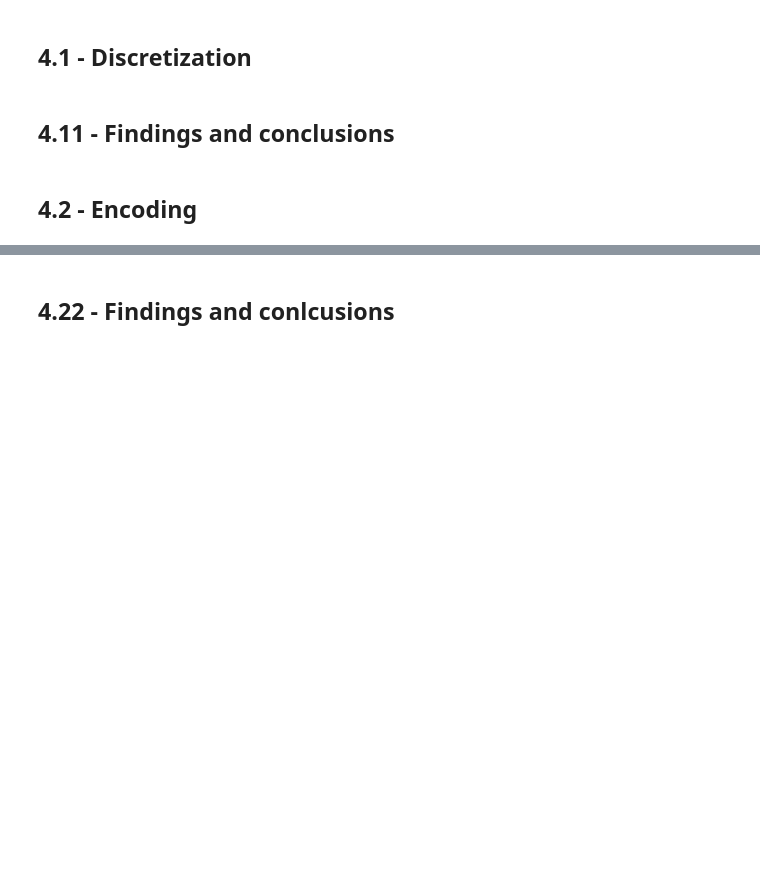
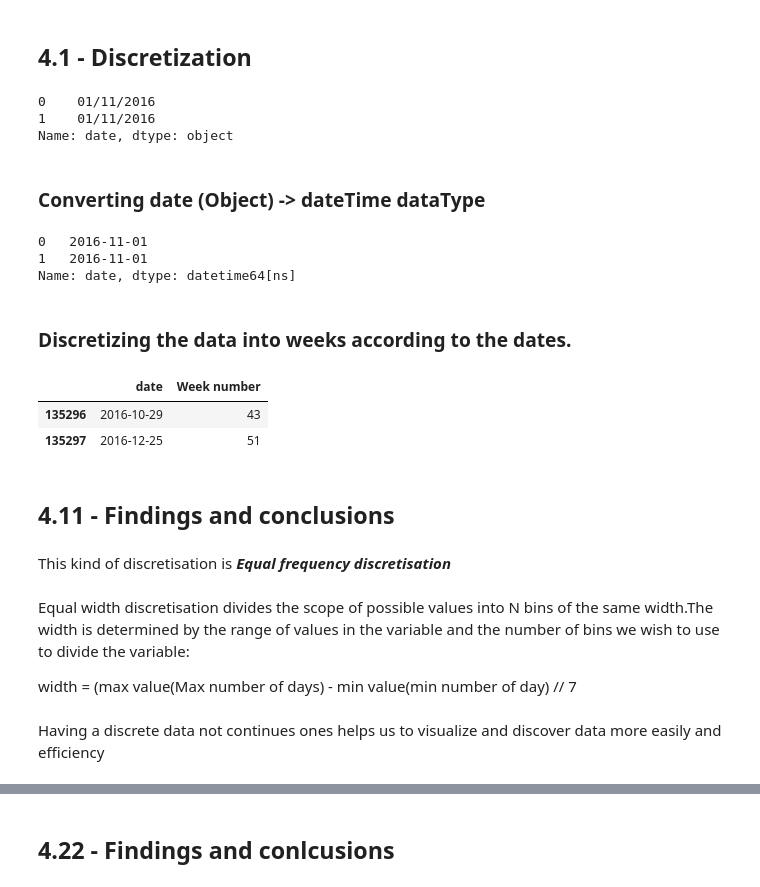
Before and after one commit to Abdelrahman-Khater/DE, a Jupyter notebook: m1 khair.ipynb, the cells around one changed output, grey strips where cells are left out. Drawn from its saved outputs; the diff is of its cells as text; code cells hidden in the pictures; blank space fills up the shorter version.

```diff
--- a/m1 khair.ipynb
+++ b/m1 khair.ipynb
@@ -511,2 +513,11 @@ To check the location outliars, I researched the uk min and max longitude [-8.62
 # %% [markdown]
 ## 4.1 - Discretization
+# %%
+dataset = pd.read_csv('cleaned_ds.csv')
+dataset.loc[:,"date"].head(2)
+# %% [output]
+0    01/11/2016
+1    01/11/2016
+Name: date, dtype: object
+# %% [markdown]
+### Converting date (Object) -> dateTime dataType
@@ -512,0 +526,8 @@ To check the location outliars, I researched the uk min and max longitude [-8.62
+# %%
+dataset.loc[:,"date"].head(2)
+# %% [output]
+0   2016-11-01
+1   2016-11-01
+Name: date, dtype: datetime64[ns]
+# %% [markdown]
+### Discretizing the data into weeks according to the dates.
@@ -513,4 +536,16 @@ To check the location outliars, I researched the uk min and max longitude [-8.62
+# %%
+dataset.loc[:,["date","Week number"]].tail(2)
+# %% [output]
+|  | date | Week number |
+| 135296 | 2016-10-29 | 43 |
+| 135297 | 2016-12-25 | 51 |
 # %% [markdown]
 ## 4.11 - Findings and conclusions
-# %% [markdown]
-## 4.2 - Encoding
+# %% [markdown]
+This kind of discretisation is ***Equal frequency discretisation***
+# %% [markdown]
+Equal width discretisation divides the scope of possible values into N bins of the same width.The width is determined by the range of values in the variable and the number of bins we wish to use to divide the variable:
+
+width = (max value(Max number of days) - min value(min number of day) // 7
+# %% [markdown]
+Having a discrete data not continues ones helps us to visualize and discover data more easily and efficiency
```
Also changed, not shown: parts of 22 cells of this notebook.
